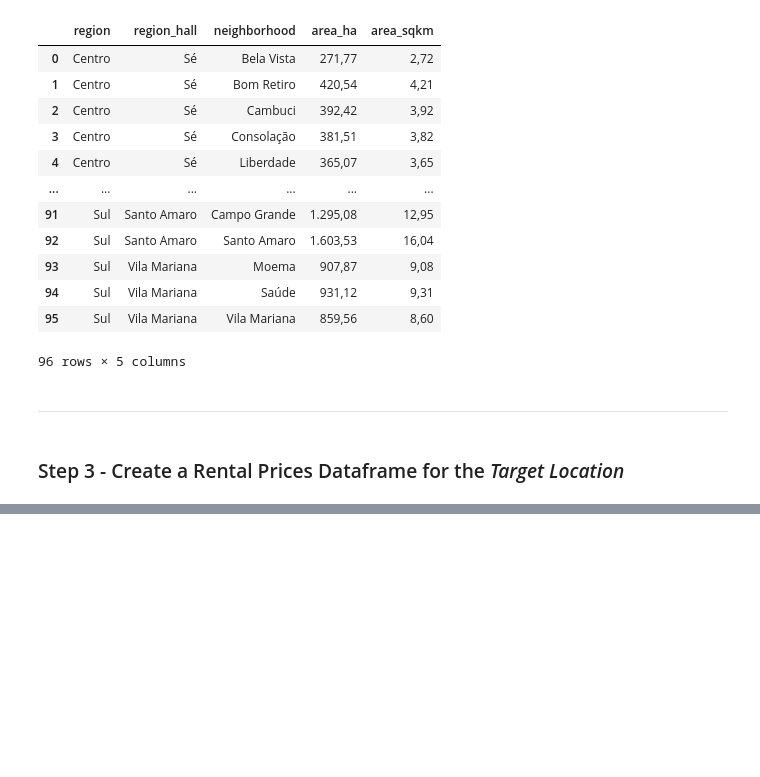
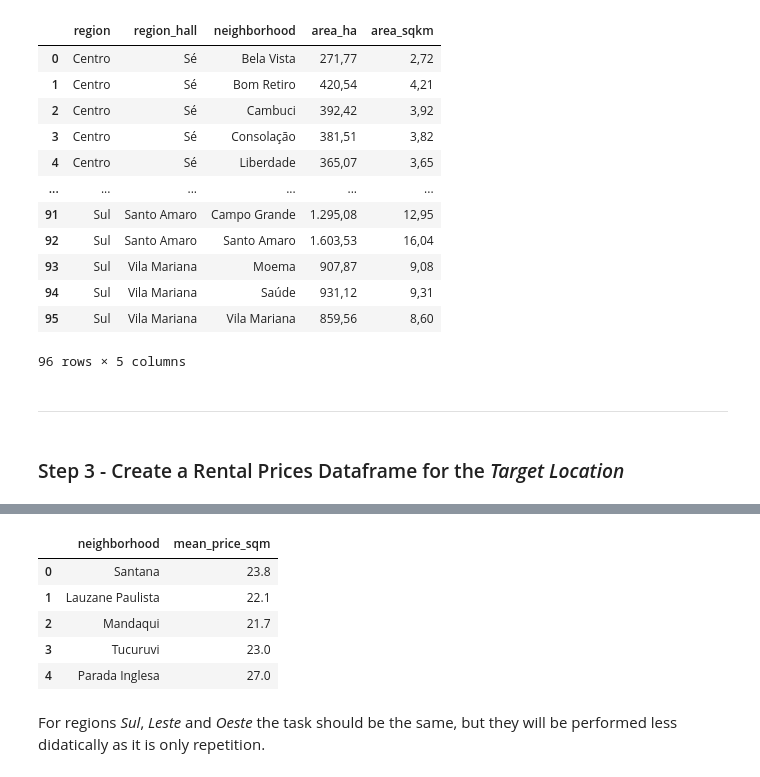
Before and after one commit to sjsilvabr/Coursera_Capstone, a Jupyter notebook: Capstone_Notebook.ipynb, the cells around one changed output, grey strips where cells are left out. Drawn from its saved outputs; the diff is of its cells as text; code cells hidden in the pictures; blank space fills up the shorter version.

```diff
--- a/Capstone_Notebook.ipynb
+++ b/Capstone_Notebook.ipynb
@@ -347,0 +631,11 @@ Work in progress
+# %%
+df_rentalpricesN.head()
+# %% [output]
+|  | neighborhood | mean_price_sqm |
+| 0 | Santana | 23.8 |
+| 1 | Lauzane Paulista | 22.1 |
+| 2 | Mandaqui | 21.7 |
+| 3 | Tucuruvi | 23.0 |
+| 4 | Parada Inglesa | 27.0 |
+# %% [markdown]
+For regions _Sul_, _Leste_ and _Oeste_ the task should be the same, but they will be performed less didatically as it is only repetition.
```
Also changed, not shown: parts of 48 cells of this notebook.
